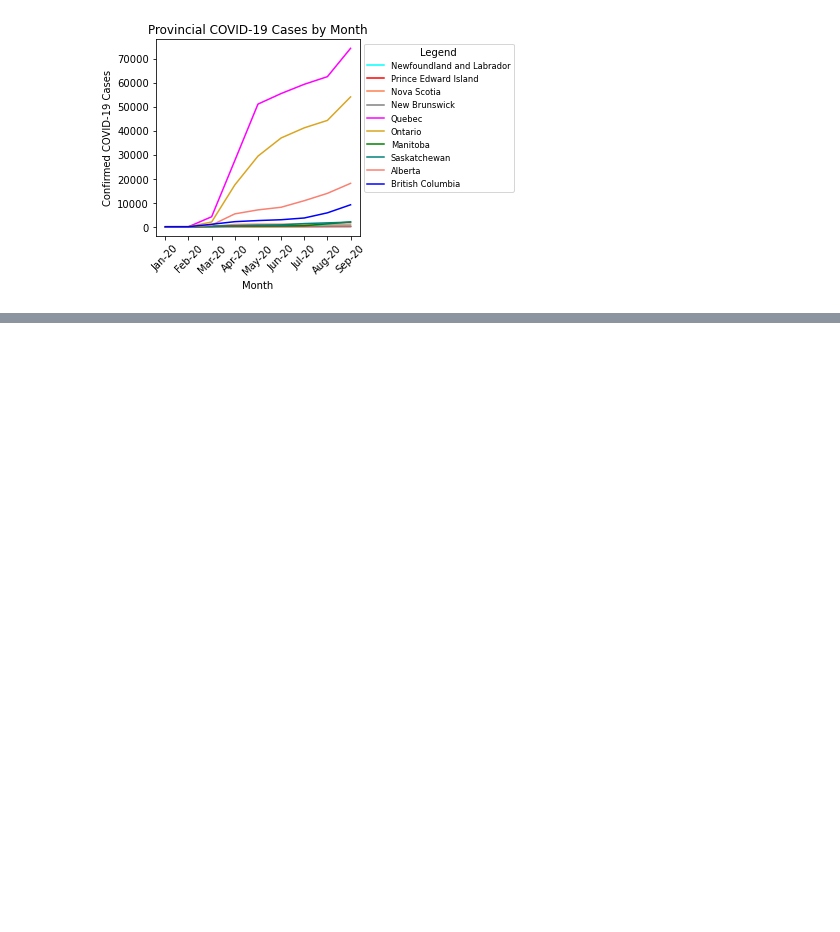
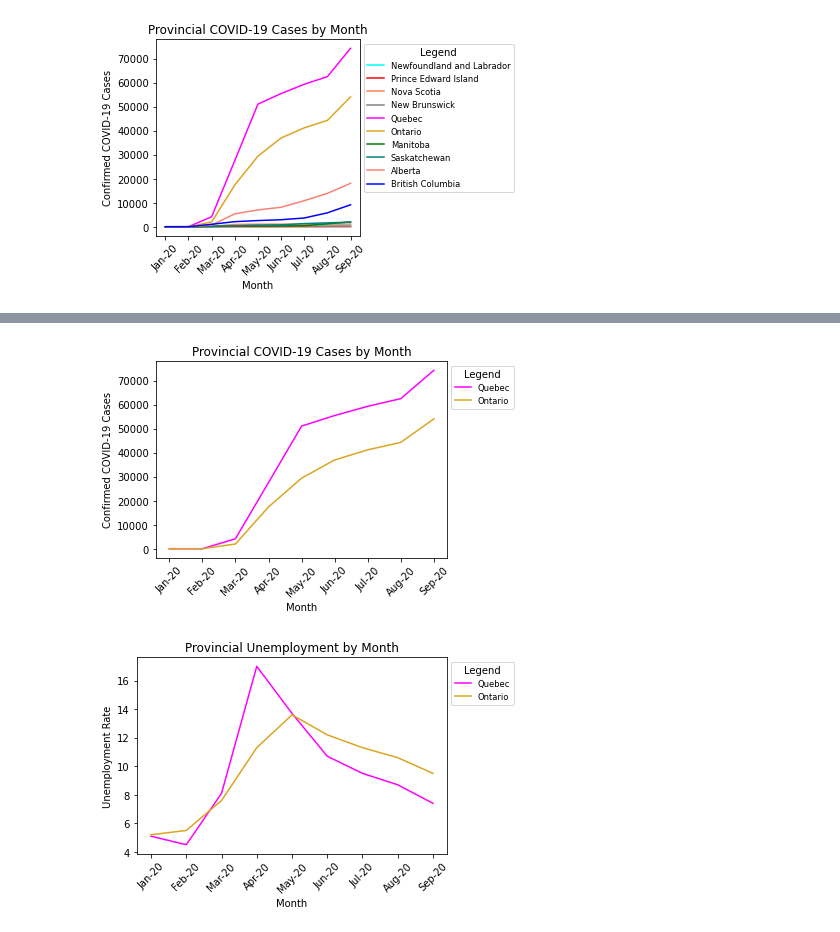
Before and after one commit to chenghaohan/Team_Anti-COVID_Project1, a Jupyter notebook: Canadian Employment Data/Unemployment.ipynb, the cells around one changed output, grey strips where cells are left out. Saved outputs shown, nothing was run; the diff lists cells and outputs as text; code cells hidden in the pictures; blank space fills up the shorter version.

```diff
--- a/Canadian Employment Data/Unemployment.ipynb
+++ b/Canadian Employment Data/Unemployment.ipynb
@@ -209,0 +276,29 @@ plt.tight_layout()
+# %%
+#Isolating Ontario and Quebec in the plots.
+
+can_cases.plot('Month',[ 'Quebec','Ontario'],
+                    color =[ 'fuchsia', 'goldenrod'])
+plt.title("Provincial COVID-19 Cases by Month")
+x_ticks=np.arange(len(can_cases["Month"]))
+plt.xticks(x_ticks, ["Jan-20", "Feb-20",
+                    "Mar-20", "Apr-20", "May-20", "Jun-20", "Jul-20", "Aug-20", "Sep-20"], rotation=45)
+plt.ylabel("Confirmed COVID-19 Cases")
+plt.xlabel("Month")
+fontP = FontProperties()
+fontP.set_size('small')
+plt.legend(title='Legend', bbox_to_anchor=(1, 1), loc='upper left', prop=fontP)
+plt.tight_layout()
+
+prov_can_unemp.plot('Month',['Quebec','Ontario'],color =['fuchsia', 'goldenrod'])
+plt.title("Provincial Unemployment by Month")
+x_ticks=np.arange(len(prov_can_unemp["Month"]))
+plt.xticks(x_ticks, ["Jan-20", "Feb-20", "Mar-20", "Apr-20", "May-20", "Jun-20", "Jul-20", "Aug-20", "Sep-20"], rotation=45)
+plt.ylabel("Unemployment Rate")
+plt.xlabel("Month")
+fontP = FontProperties()
+fontP.set_size('small')
+plt.legend(title='Legend', bbox_to_anchor=(1, 1), loc='upper left', prop=fontP)
+plt.tight_layout()
+# %% [output]
+[figure, added]
+[figure, added]
```
Also changed, not shown: parts of 6 cells of this notebook.
